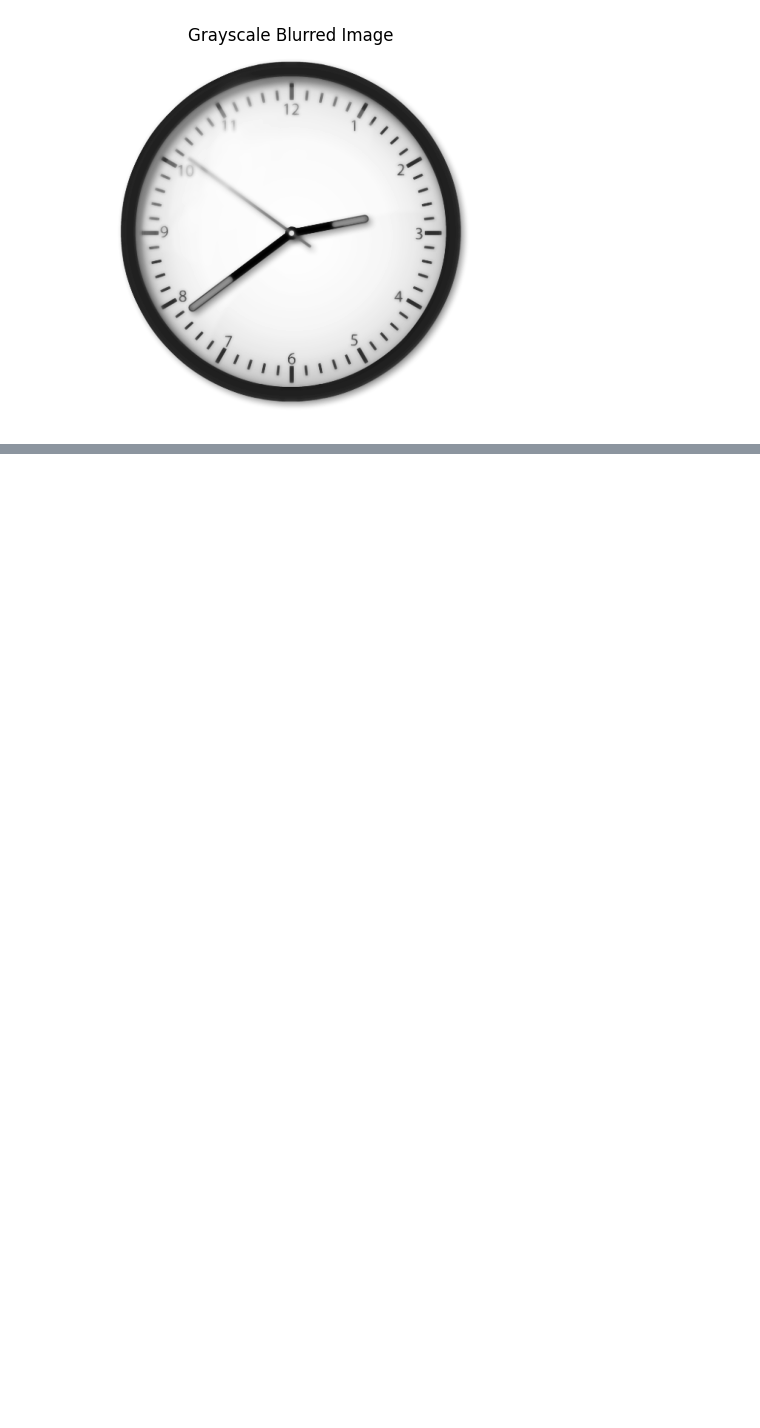
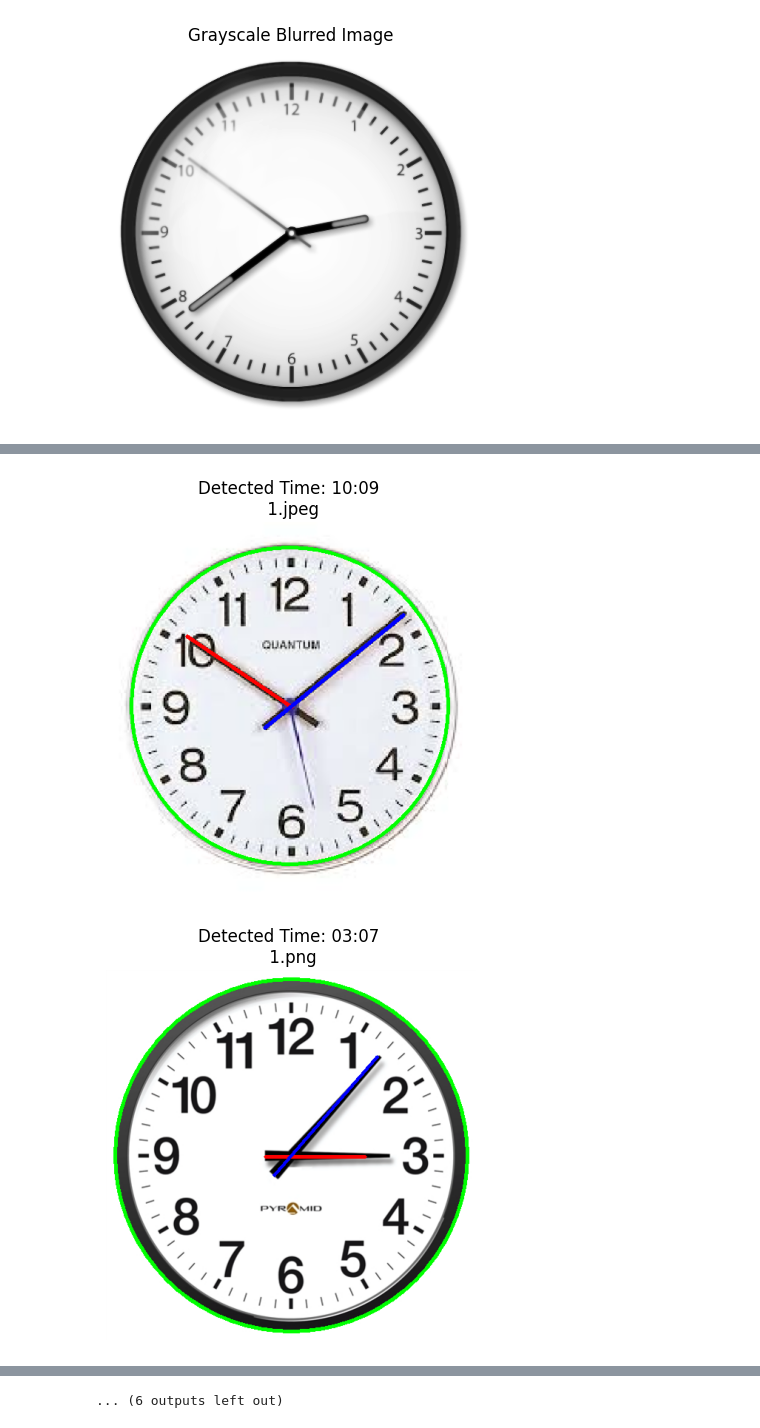
Before and after one commit to tbtiberiu/tick-track, a Jupyter notebook: clock_detector.ipynb, the cells around one changed output, grey strips where cells are left out. Saved outputs shown, nothing was run; the diff lists cells and outputs as text; code cells hidden in the pictures; blank space fills up the shorter version.

```diff
--- a/clock_detector.ipynb
+++ b/clock_detector.ipynb
@@ -1,9 +1,14 @@
 # %%
+import os
 import cv2
 import numpy as np
 import math
 import matplotlib.pyplot as plt
-from skimage import io, color
+from skimage import io
+
+TARGET_WIDTH = 500
+TARGET_HEIGHT = 500
+VALID_EXTENSIONS = ('.png', '.jpg', '.jpeg', '.bmp', '.tiff', '.gif', '.webp')
 # %%
 image = io.imread('images\\3.png')
 L,C,pl =  np.shape(image)
@@ -479,0 +292,26 @@ for filename in os.listdir(directory):
+# %%
+def process_image(filepath):
+    image = io.imread(filepath)
+    resulted_image, resulted_hour, resulted_minute = show_lines_analog_clock(image)
+    display_image(resulted_image, resulted_hour, resulted_minute, filepath)
+
+
+def display_image(image, hour, minute, filename):
+    plt.figure()
+    plt.imshow(image)
+    plt.title(f"Detected Time: {hour:02d}:{minute:02d} \n {os.path.basename(filename)}")
+    plt.axis('off')
+    plt.show()
+
+
+def process_images_from_folder(folder_path):
+    for filename in os.listdir(folder_path):
+        filepath = os.path.join(folder_path, filename)
+
+        if filename.lower().endswith(VALID_EXTENSIONS):
+            process_image(filepath)
+
+process_images_from_folder('images')
+# %% [output]
+[figure, added]
+[figure, added]
@@ -479,0 +328 @@ for filename in os.listdir(directory):
+... (6 outputs left out)
```
Also changed, not shown: parts of 12 cells of this notebook.
